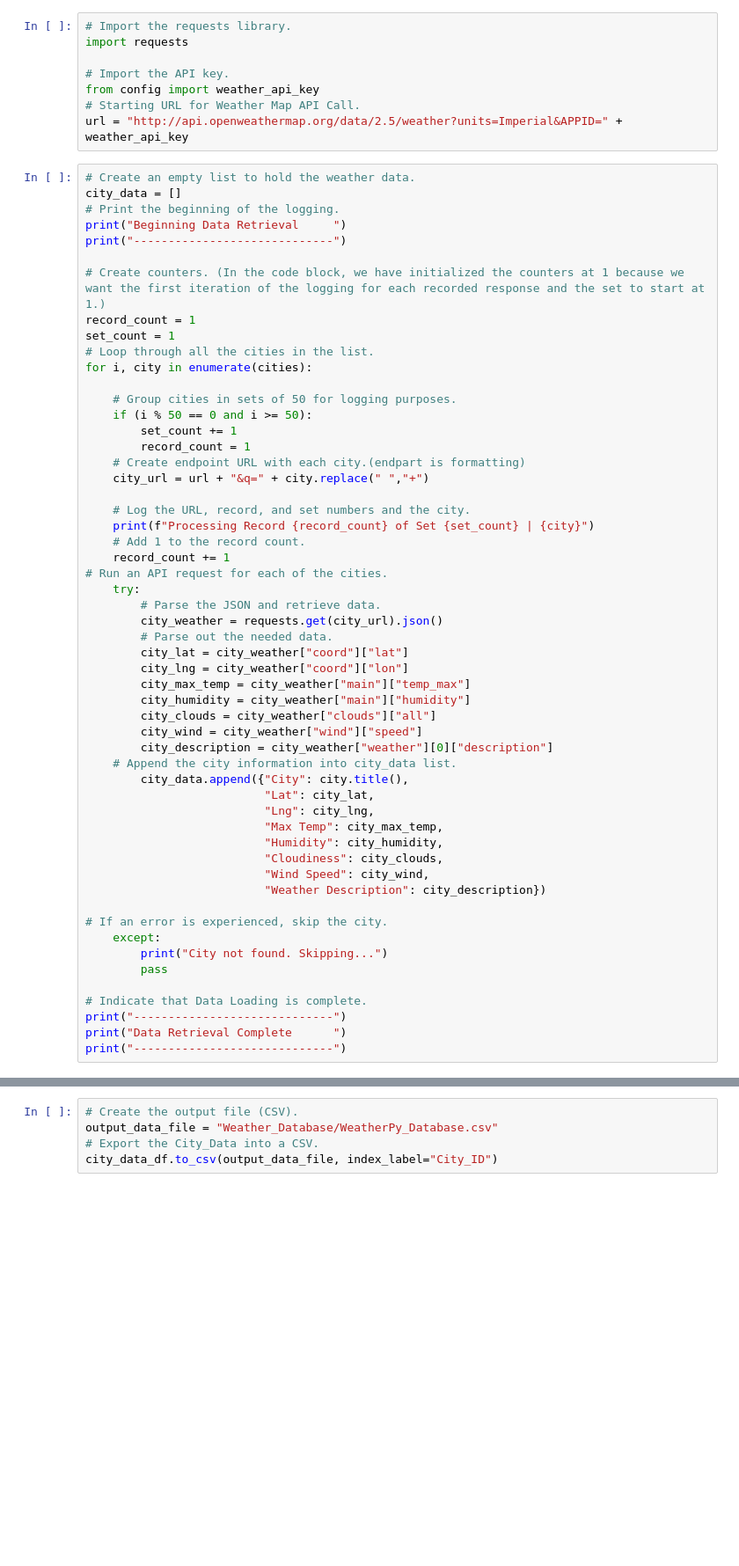
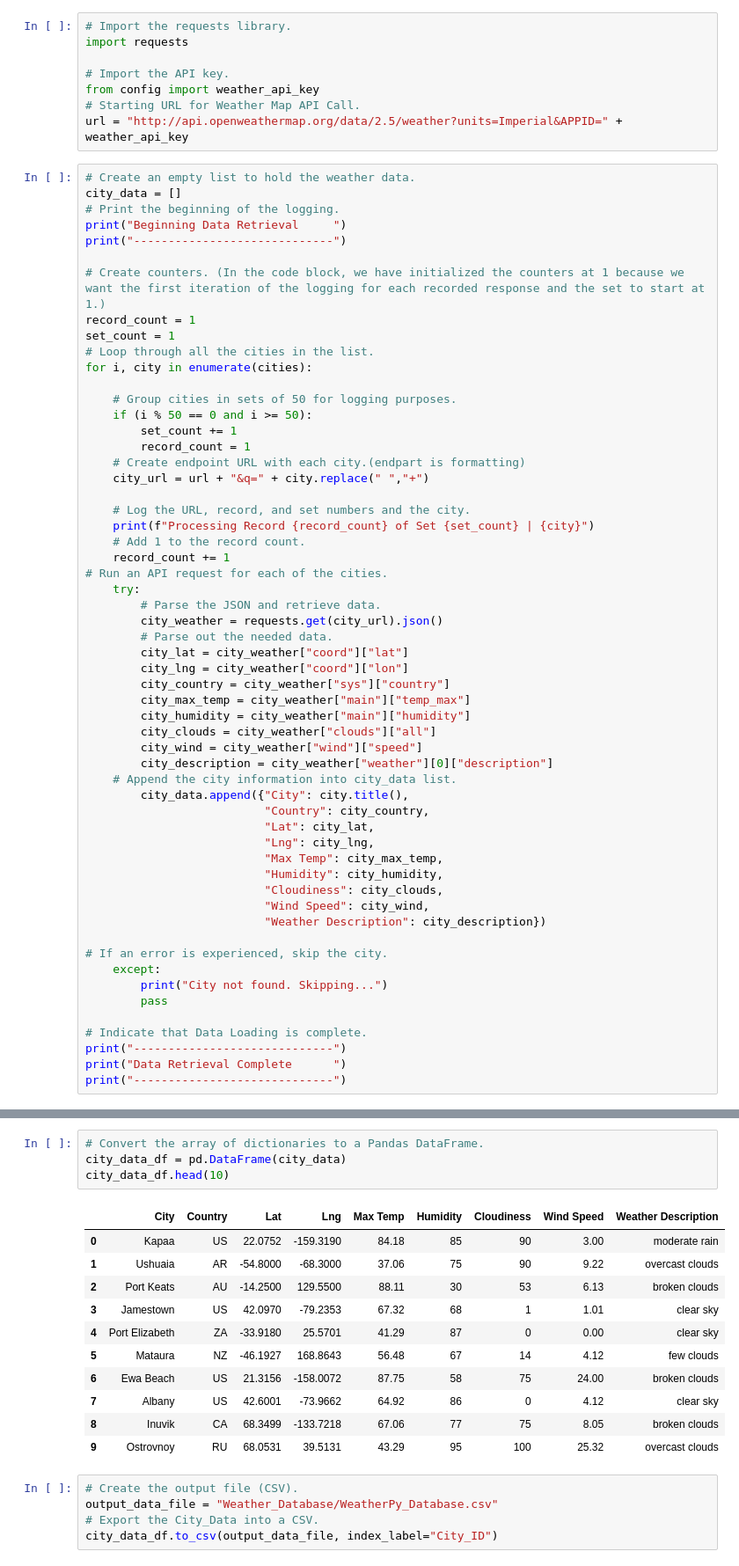
Before and after one commit to hzlipscomb5/World_Weather_Analysis, a Jupyter notebook: Weather_Database.ipynb, the cells around one changed output, grey strips where cells are left out. Shown: that part at 88% size. Saved outputs shown, nothing was run; the diff lists cells and outputs as text; blank space fills up the shorter version.

```diff
--- a/Weather_Database.ipynb
+++ b/Weather_Database.ipynb
@@ -67,6 +67,7 @@ for i, city in enumerate(cities):
         # Parse out the needed data.
         city_lat = city_weather["coord"]["lat"]
         city_lng = city_weather["coord"]["lon"]
+        city_country = city_weather["sys"]["country"]
         city_max_temp = city_weather["main"]["temp_max"]
         city_humidity = city_weather["main"]["humidity"]
         city_clouds = city_weather["clouds"]["all"]
@@ -74,6 +75,7 @@ for i, city in enumerate(cities):
         city_description = city_weather["weather"][0]["description"]
     # Append the city information into city_data list.
         city_data.append({"City": city.title(),
+                          "Country": city_country,
                           "Lat": city_lat,
                           "Lng": city_lng,
                           "Max Temp": city_max_temp,
@@ -129,3 +118,19 @@ len(city_data)
+# %%
+# Convert the array of dictionaries to a Pandas DataFrame.
+city_data_df = pd.DataFrame(city_data)
+city_data_df.head(10)
+# %% [output]
+|  | City | Country | Lat | Lng | Max Temp | Humidity | Cloudiness | Wind Speed | Weather Description |
+| 0 | Kapaa | US | 22.0752 | -159.3190 | 84.18 | 85 | 90 | 3.00 | moderate rain |
+| 1 | Ushuaia | AR | -54.8000 | -68.3000 | 37.06 | 75 | 90 | 9.22 | overcast clouds |
+| 2 | Port Keats | AU | -14.2500 | 129.5500 | 88.11 | 30 | 53 | 6.13 | broken clouds |
+| 3 | Jamestown | US | 42.0970 | -79.2353 | 67.32 | 68 | 1 | 1.01 | clear sky |
+| 4 | Port Elizabeth | ZA | -33.9180 | 25.5701 | 41.29 | 87 | 0 | 0.00 | clear sky |
+| 5 | Mataura | NZ | -46.1927 | 168.8643 | 56.48 | 67 | 14 | 4.12 | few clouds |
+| 6 | Ewa Beach | US | 21.3156 | -158.0072 | 87.75 | 58 | 75 | 24.00 | broken clouds |
+| 7 | Albany | US | 42.6001 | -73.9662 | 64.92 | 86 | 0 | 4.12 | clear sky |
+| 8 | Inuvik | CA | 68.3499 | -133.7218 | 67.06 | 77 | 75 | 8.05 | broken clouds |
+| 9 | Ostrovnoy | RU | 68.0531 | 39.5131 | 43.29 | 95 | 100 | 25.32 | overcast clouds |
 # %%
 # Create the output file (CSV).
 output_data_file = "Weather_Database/WeatherPy_Database.csv"
```
Also changed, not shown: parts of 3 cells of this notebook, 3 other files.
